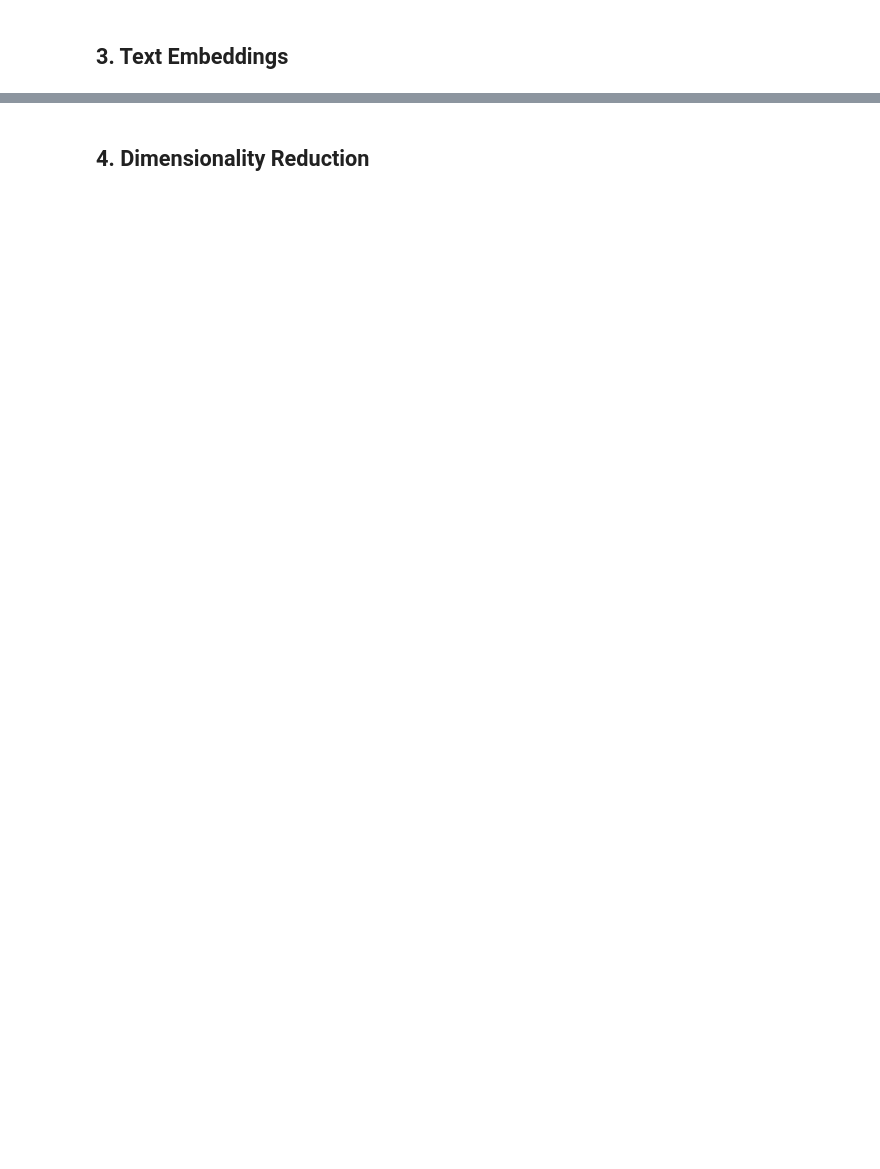
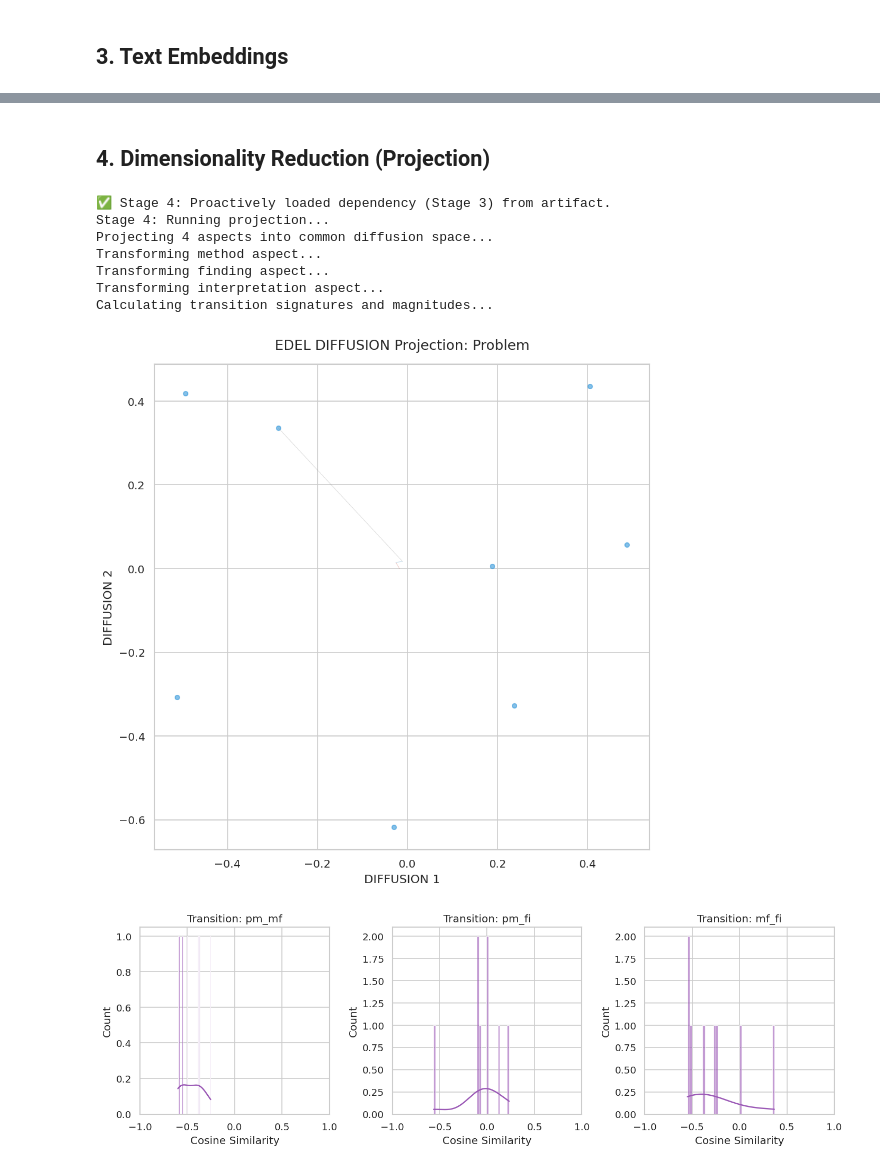
Before and after one commit to luizgcorreia/edel, a Jupyter notebook: notebooks/exploration.ipynb, the cells around one changed output, grey strips where cells are left out. Drawn from its saved outputs; the diff is of its cells as text; code cells hidden in the pictures; blank space fills up the shorter version.

```diff
--- a/notebooks/exploration.ipynb
+++ b/notebooks/exploration.ipynb
@@ -181,6 +227,14 @@ df.head(2)
 # %% [markdown]
 ## 3. Text Embeddings
 # %%
-print("Running Stage 3: Embedding aspects...")
-df = run_embedding_stage(df, config)
-print("Embeddings computed.")
+art_emb = make_stage_artifact(config, BASE_PATH, "embeddings", "embeddings")
+try:
+    if FORCE_RECOMPUTE: raise FileNotFoundError()
+    df = load_artifact(art_emb)
+    print("Stage 3: Loaded existing embedding artifact.")
+except:
+    print("Stage 3: Running embedding aspects...")
+    df = run_embedding_stage(df, config)
+    save_artifact(art_emb, df)
+
+print("Embeddings ready.")
@@ -187,10 +258,35 @@ print("Embeddings computed.")
 # %% [markdown]
-## 4. Dimensionality Reduction
+## 4. Dimensionality Reduction (Projection)
 # %%
-print("Running Stage 4: Projection...")
-df = run_projection_stage(df, config)
-
+art_proj = make_stage_artifact(config, BASE_PATH, "dimensionality_reduction", "dr")
+# ROBUSTNESS: Load Stage 3 result from disk if it's not in memory
+if 'df' not in locals() or df is None:
+    try:
+        art_prev = make_stage_artifact(config, BASE_PATH, "embeddings", "embeddings")
+        df = load_artifact(art_prev)
+        print("✅ Stage 4: Proactively loaded dependency (Stage 3) from artifact.")
+    except:
+        print("❌ Error: Could not find Stage 3 artifact. Please run Stage 3 first.")
+try:
+    if FORCE_RECOMPUTE: raise FileNotFoundError()
+    df = load_artifact(art_proj)
+    print("Stage 4: Loaded existing projection artifact.")
+except:
+    print("Stage 4: Running projection...")
+    df = run_projection_stage(df, config)
+    save_artifact(art_proj, df)
+# Visualization
 method = config["dimensionality_reduction"]["method"]
 plot_projection_2d(df, method=method, draw_arrows=True, arrow_step=20)
 plot_transition_signatures(df)
 plot_movement_magnitudes(df)
+# %% [output]
+✅ Stage 4: Proactively loaded dependency (Stage 3) from artifact.
+Stage 4: Running projection...
+Projecting 4 aspects into common diffusion space...
+Transforming method aspect...
+Transforming finding aspect...
+Transforming interpretation aspect...
+Calculating transition signatures and magnitudes...
+[figure, added]
+[figure, added]
```
Also changed, not shown: parts of 23 cells of this notebook, 5 other files.
